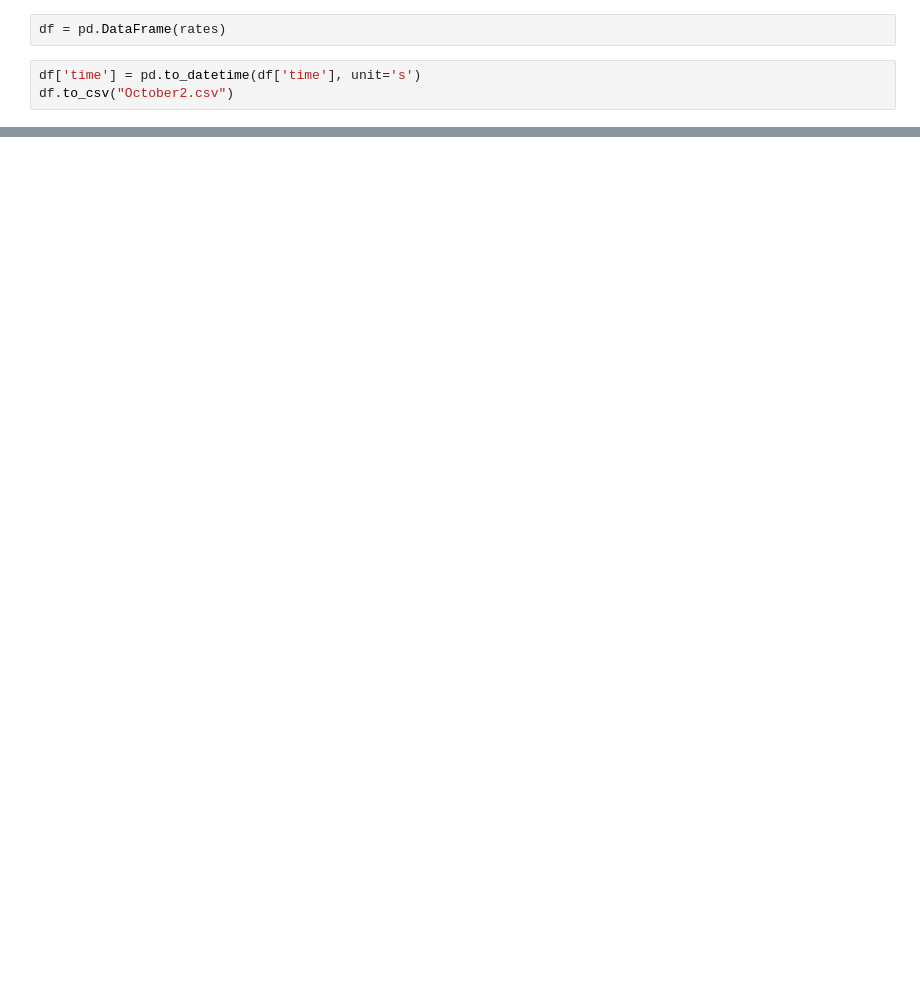
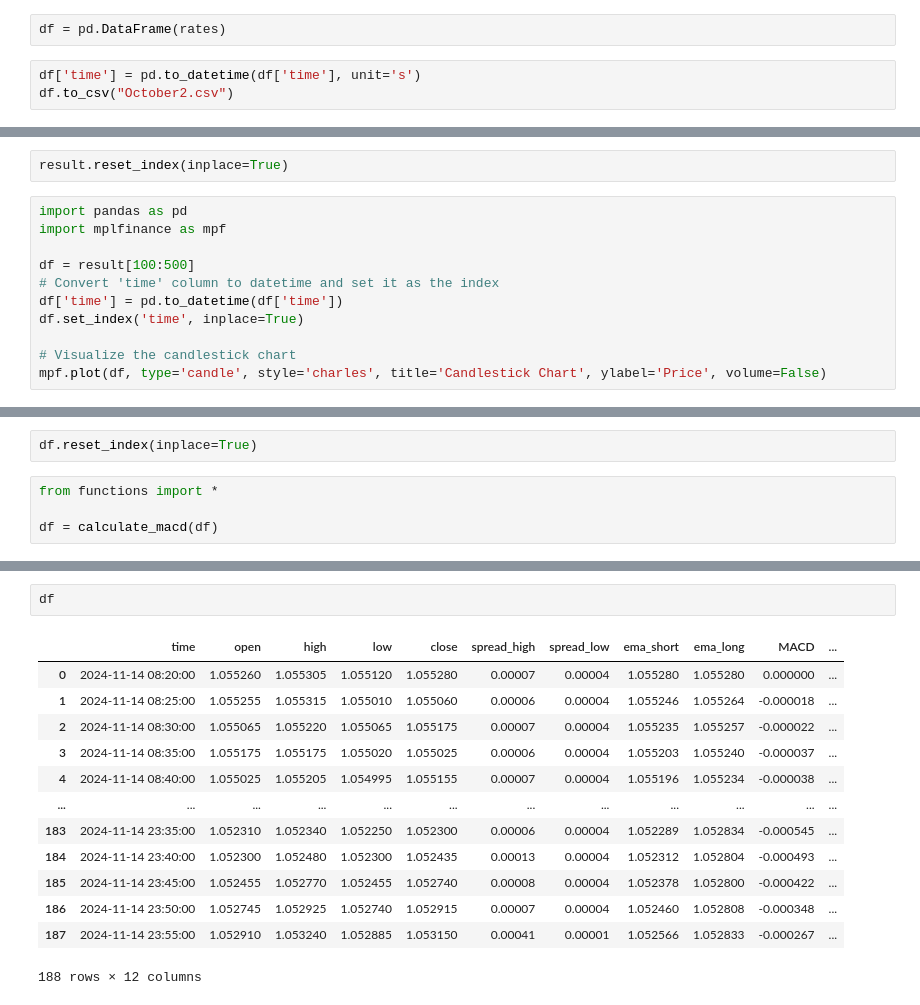
Before and after one commit to hevardhan/BullsEye---v5, a Jupyter notebook: scraped.ipynb, the cells around one changed output, grey strips where cells are left out. Drawn from its saved outputs; the diff is of its cells as text; blank space fills up the shorter version.

```diff
--- a/scraped.ipynb
+++ b/scraped.ipynb
@@ -43,0 +109,13 @@ df
+# %%
+result.reset_index(inplace=True)
+# %%
+import pandas as pd
+import mplfinance as mpf
+
+df = result[100:500]
+# Convert 'time' column to datetime and set it as the index
+df['time'] = pd.to_datetime(df['time'])
+df.set_index('time', inplace=True)
+
+# Visualize the candlestick chart
+mpf.plot(df, type='candle', style='charles', title='Candlestick Chart', ylabel='Price', volume=False)
@@ -43,0 +129,6 @@ df
+# %%
+df.reset_index(inplace=True)
+# %%
+from functions import *
+
+df = calculate_macd(df)
@@ -43,0 +153,16 @@ df
+# %%
+df
+# %% [output]
+|  | time | open | high | low | close | spread_high | spread_low | ema_short | ema_long | MACD | ... |
+| 0 | 2024-11-14 08:20:00 | 1.055260 | 1.055305 | 1.055120 | 1.055280 | 0.00007 | 0.00004 | 1.055280 | 1.055280 | 0.000000 | ... |
+| 1 | 2024-11-14 08:25:00 | 1.055255 | 1.055315 | 1.055010 | 1.055060 | 0.00006 | 0.00004 | 1.055246 | 1.055264 | -0.000018 | ... |
+| 2 | 2024-11-14 08:30:00 | 1.055065 | 1.055220 | 1.055065 | 1.055175 | 0.00007 | 0.00004 | 1.055235 | 1.055257 | -0.000022 | ... |
+| 3 | 2024-11-14 08:35:00 | 1.055175 | 1.055175 | 1.055020 | 1.055025 | 0.00006 | 0.00004 | 1.055203 | 1.055240 | -0.000037 | ... |
+| 4 | 2024-11-14 08:40:00 | 1.055025 | 1.055205 | 1.054995 | 1.055155 | 0.00007 | 0.00004 | 1.055196 | 1.055234 | -0.000038 | ... |
+| ... | ... | ... | ... | ... | ... | ... | ... | ... | ... | ... | ... |
+| 183 | 2024-11-14 23:35:00 | 1.052310 | 1.052340 | 1.052250 | 1.052300 | 0.00006 | 0.00004 | 1.052289 | 1.052834 | -0.000545 | ... |
+| 184 | 2024-11-14 23:40:00 | 1.052300 | 1.052480 | 1.052300 | 1.052435 | 0.00013 | 0.00004 | 1.052312 | 1.052804 | -0.000493 | ... |
+| 185 | 2024-11-14 23:45:00 | 1.052455 | 1.052770 | 1.052455 | 1.052740 | 0.00008 | 0.00004 | 1.052378 | 1.052800 | -0.000422 | ... |
+| 186 | 2024-11-14 23:50:00 | 1.052745 | 1.052925 | 1.052740 | 1.052915 | 0.00007 | 0.00004 | 1.052460 | 1.052808 | -0.000348 | ... |
+| 187 | 2024-11-14 23:55:00 | 1.052910 | 1.053240 | 1.052885 | 1.053150 | 0.00041 | 0.00001 | 1.052566 | 1.052833 | -0.000267 | ... |
+188 rows × 12 columns
```
Also changed, not shown: parts of 14 cells of this notebook, 24 other files.
